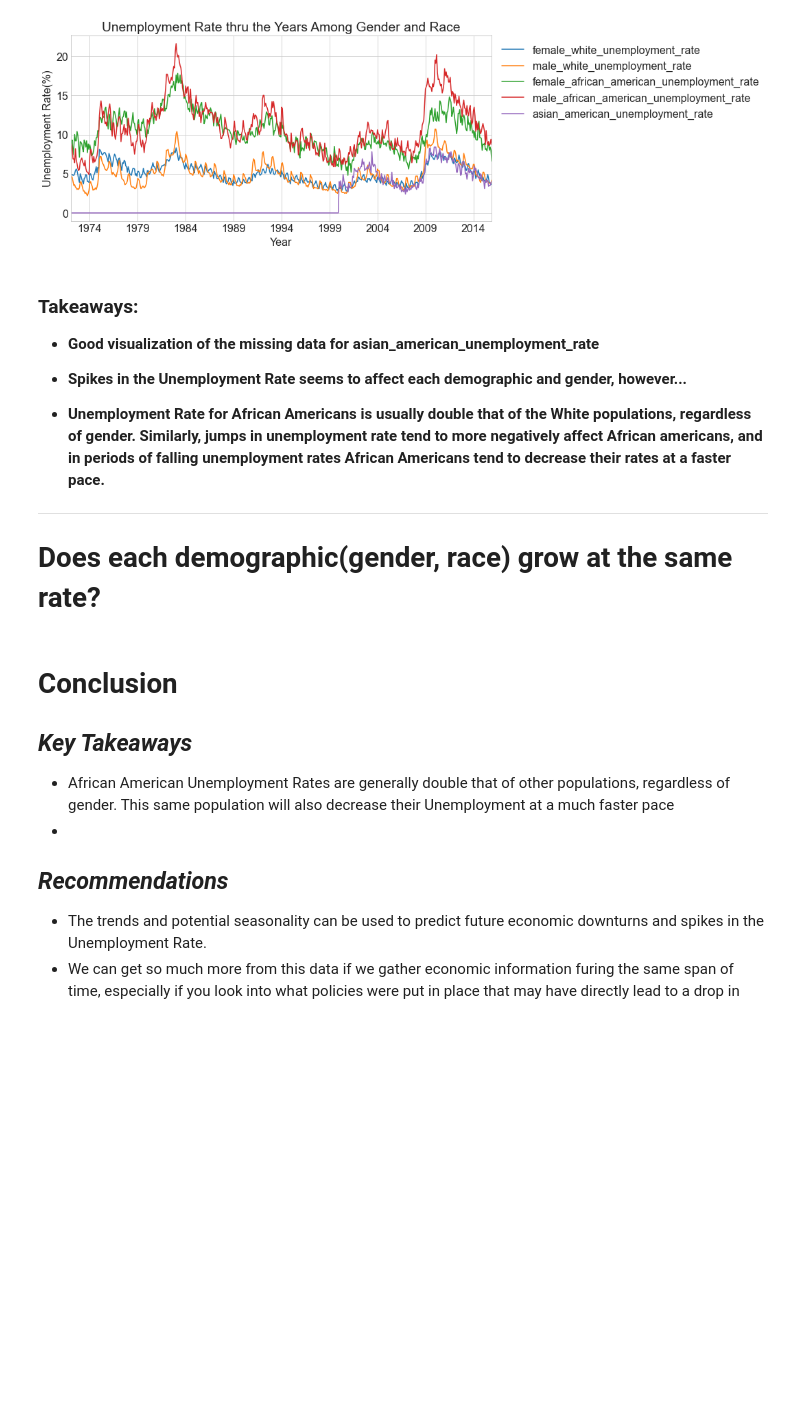
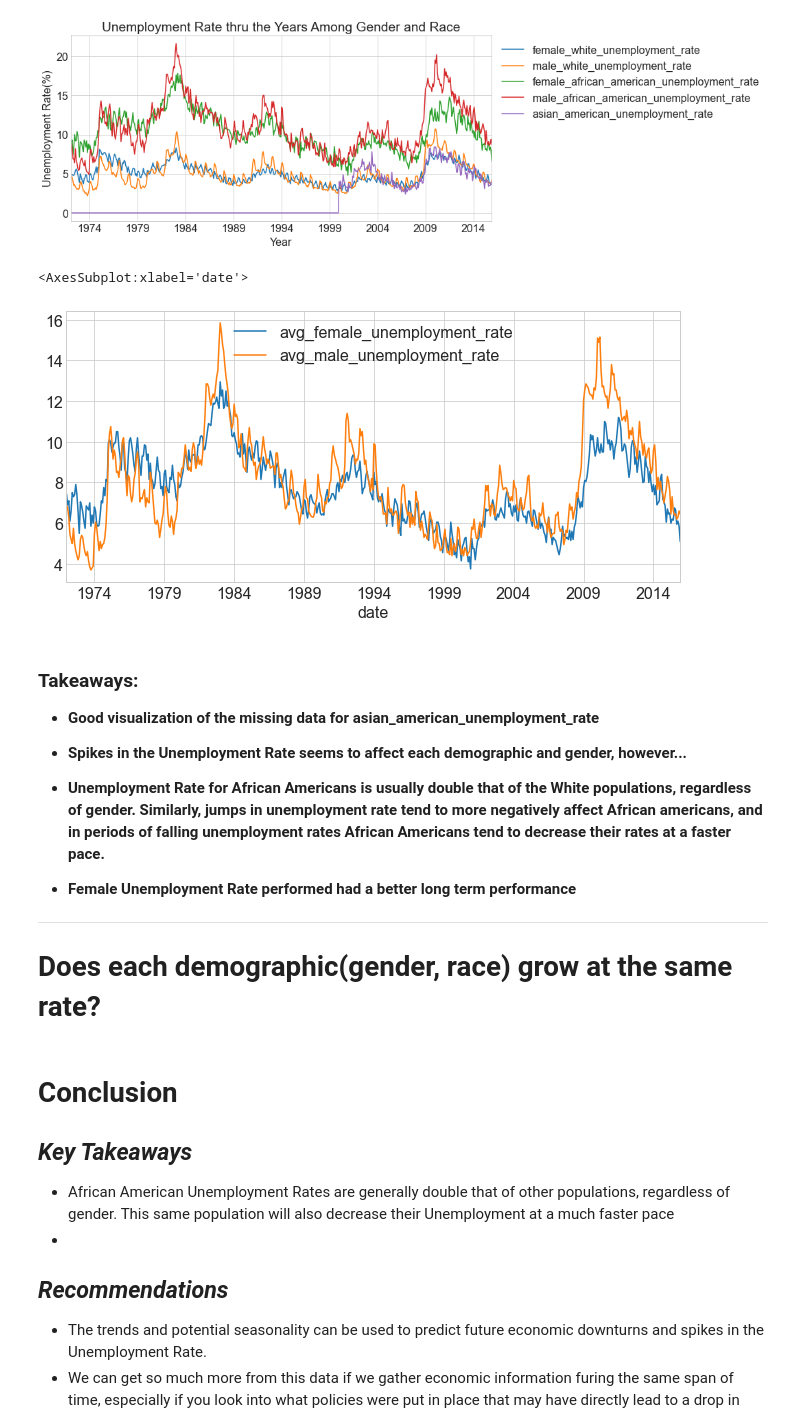
Before and after one commit to BraedenWright/individual-project, a Jupyter notebook: Final_Labor_Report.ipynb, the cells around one changed output. Drawn from its saved outputs; the diff is of its cells as text; code cells hidden in the pictures; blank space fills up the shorter version.

```diff
--- a/Final_Labor_Report.ipynb
+++ b/Final_Labor_Report.ipynb
@@ -209,6 +214,13 @@ plt.legend(loc=0, bbox_to_anchor=(1, 1))
 plt.show()
 # %% [output]
 [figure]
+# %%
+cols = ['avg_female_unemployment_rate', 'avg_male_unemployment_rate']
+
+df[cols].plot()
+# %% [output]
+<AxesSubplot:xlabel='date'>
+[figure, added]
 # %% [markdown]
 ### Takeaways:
 
@@ -217,6 +229,8 @@ plt.show()
 - **Spikes in the Unemployment Rate seems to affect each demographic and gender, however...**
 
 - **Unemployment Rate for African Americans is usually double that of the White populations, regardless of gender.  Similarly, jumps in unemployment rate tend to more negatively affect African americans, and in periods of falling unemployment rates African Americans tend to decrease their rates at a faster pace.**
+
+- **Female Unemployment Rate performed had a better long term performance**
 -------
 
 # Does each demographic(gender, race) grow at the same rate?
```
